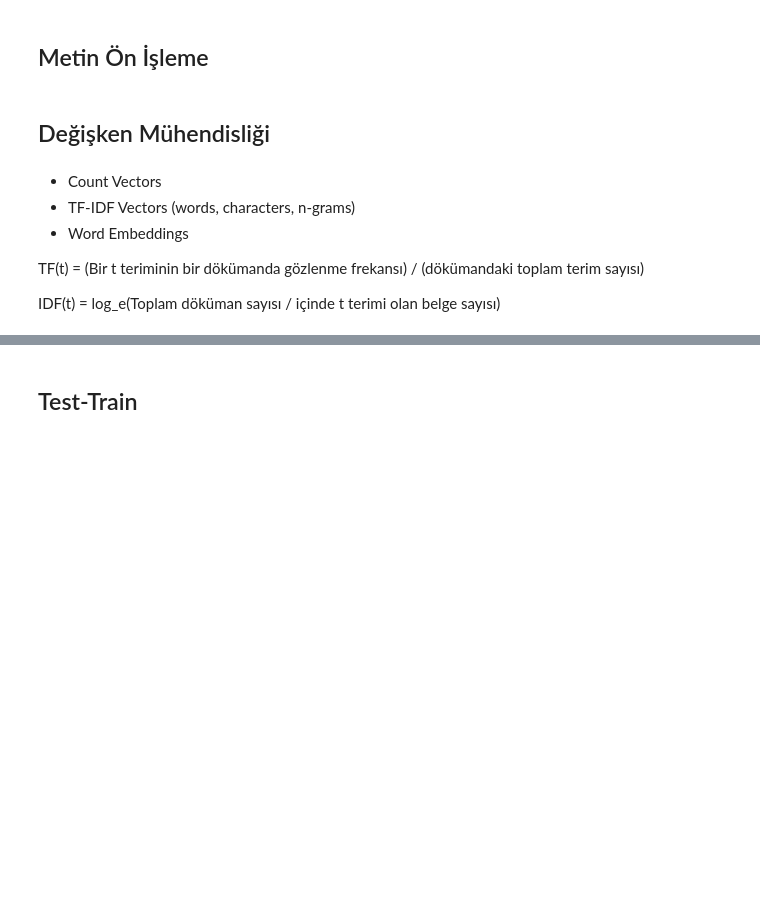
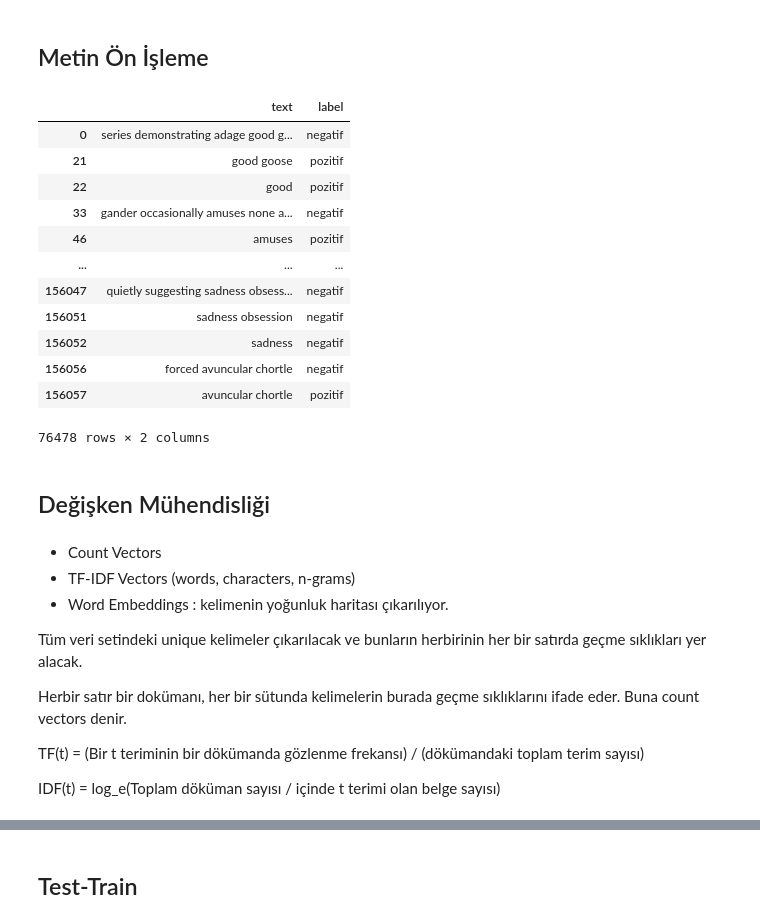
Before and after one commit to StephenKinggg/Data_Science_Course_Repo, a Jupyter notebook: 2. Classes_Lab/8. ML/Pre(Data_Mining)_29.12.21.ipynb, the cells around one changed output, grey strips where cells are left out. Saved outputs shown, nothing was run; the diff lists cells and outputs as text; code cells hidden in the pictures; blank space fills up the shorter version.

```diff
--- a/2. Classes_Lab/8. ML/Pre(Data_Mining)_29.12.21.ipynb
+++ b/2. Classes_Lab/8. ML/Pre(Data_Mining)_29.12.21.ipynb
@@ -643,11 +1654,31 @@ from textblob import Word
 #nltk.download('wordnet')
 df['text'] = df['text'].apply(lambda x: " ".join([Word(word).lemmatize() for word in x.split()]))
+# %%
+df
+# %% [output]
+|  | text | label |
+| 0 | series demonstrating adage good g... | negatif |
+| 21 | good goose | pozitif |
+| 22 | good | pozitif |
+| 33 | gander occasionally amuses none a... | negatif |
+| 46 | amuses | pozitif |
+| ... | ... | ... |
+| 156047 | quietly suggesting sadness obsess... | negatif |
+| 156051 | sadness obsession | negatif |
+| 156052 | sadness | negatif |
+| 156056 | forced avuncular chortle | negatif |
+| 156057 | avuncular chortle | pozitif |
+76478 rows × 2 columns
 # %% [markdown]
 ## Değişken Mühendisliği
 # %% [markdown]
 * Count Vectors
 * TF-IDF Vectors (words, characters, n-grams)
-* Word Embeddings
+* Word Embeddings : kelimenin yoğunluk haritası çıkarılıyor.
+
+Tüm veri setindeki unique kelimeler çıkarılacak ve bunların herbirinin her bir satırda geçme sıklıkları yer alacak.
+
+Herbir satır bir dokümanı, her bir sütunda kelimelerin burada geçme sıklıklarını ifade eder. Buna count vectors denir.
 
 TF(t) = (Bir t teriminin bir dökümanda gözlenme frekansı) / (dökümandaki toplam terim sayısı)
 
```
Also changed, not shown: parts of 180 cells of this notebook, 3 other files.
